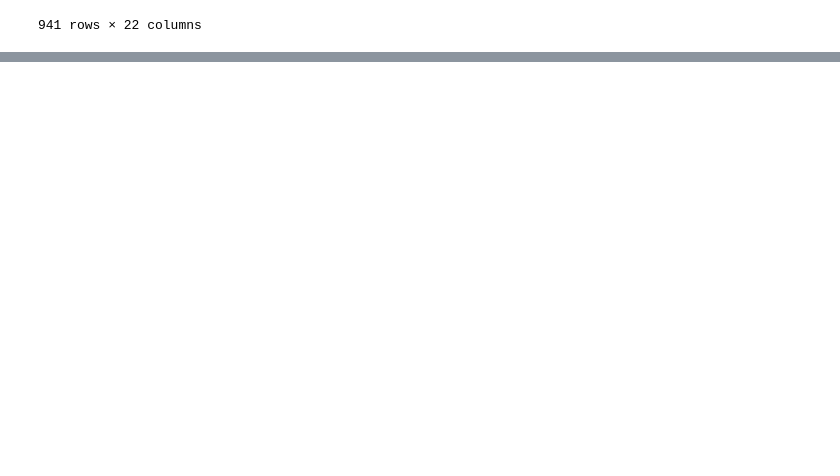
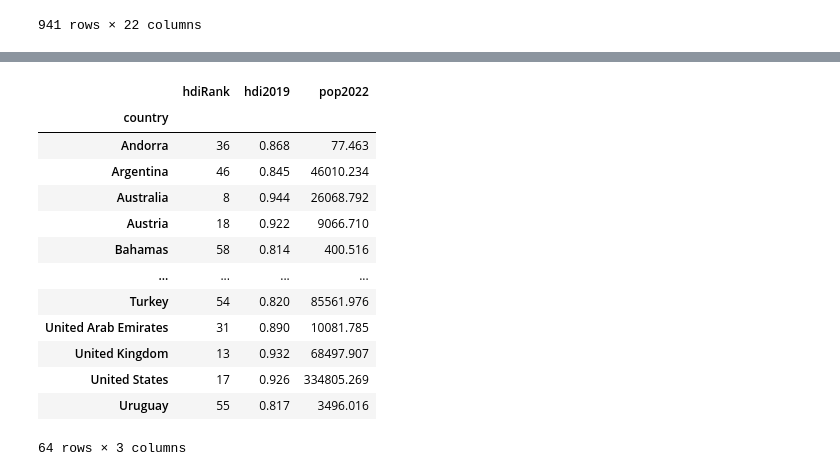
Before and after one commit to Audkaur/UCDPA_AudreyKoussou, a Jupyter notebook: UCDPA_AudreyKoussou.ipynb, the cells around one changed output, grey strips where cells are left out. Drawn from its saved outputs; the diff is of its cells as text; code cells hidden in the pictures; blank space fills up the shorter version.

```diff
--- a/UCDPA_AudreyKoussou.ipynb
+++ b/UCDPA_AudreyKoussou.ipynb
@@ -331,0 +368,2 @@ billionaires.drop_duplicates(subset=['rank','category'])
+# %%
+dts_firstworld = pd.read_csv ('/Users/AudreyKoussou/Desktop/UCDPA_AudreyKoussou/FirstWorldCountries.csv')
@@ -331,0 +389,19 @@ billionaires.drop_duplicates(subset=['rank','category'])
+# %%
+grp_dts_firstworldcountries  = dts_firstworld.groupby(['country']).sum()
+# %%
+grp_dts_firstworldcountries
+# %% [output]
+|  | hdiRank | hdi2019 | pop2022 |
+| country |  |  |  |
+| Andorra | 36 | 0.868 | 77.463 |
+| Argentina | 46 | 0.845 | 46010.234 |
+| Australia | 8 | 0.944 | 26068.792 |
+| Austria | 18 | 0.922 | 9066.710 |
+| Bahamas | 58 | 0.814 | 400.516 |
+| ... | ... | ... | ... |
+| Turkey | 54 | 0.820 | 85561.976 |
+| United Arab Emirates | 31 | 0.890 | 10081.785 |
+| United Kingdom | 13 | 0.932 | 68497.907 |
+| United States | 17 | 0.926 | 334805.269 |
+| Uruguay | 55 | 0.817 | 3496.016 |
+64 rows × 3 columns
```
Also changed, not shown: parts of 16 cells of this notebook, 2 other files.
